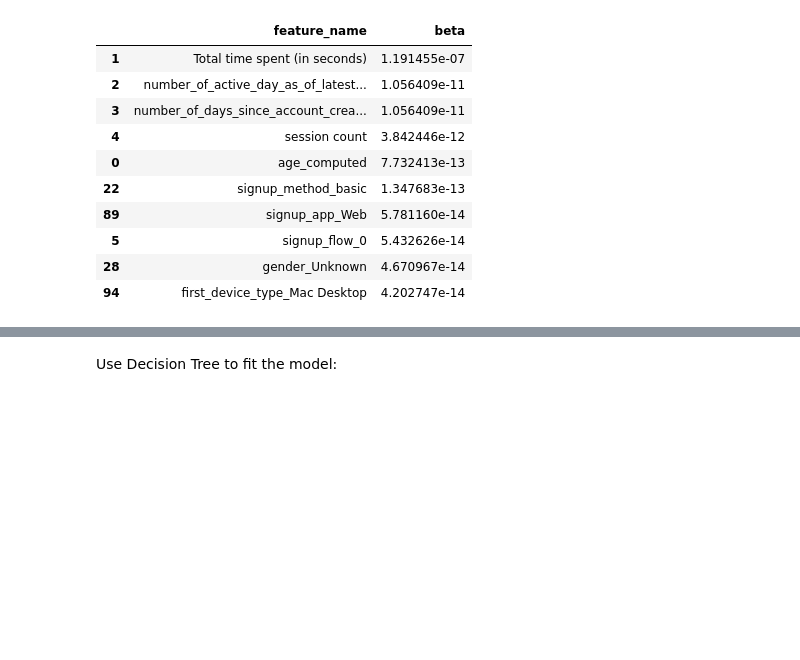
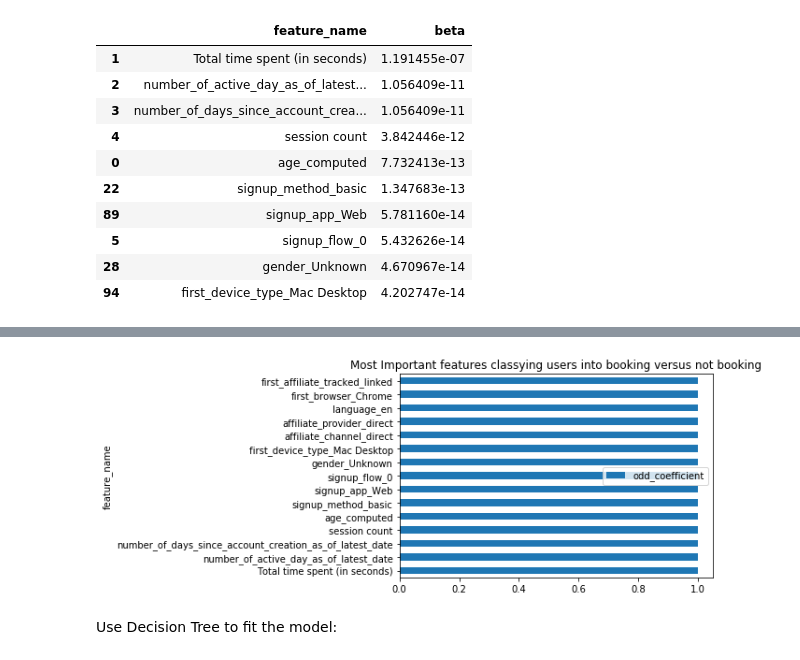
Before and after one commit to yukaabe/Springboard-datasciencebootcamp-repo, a Jupyter notebook: Airbnb modeling Script.ipynb, the cells around one changed output, grey strips where cells are left out. Drawn from its saved outputs; the diff is of its cells as text; code cells hidden in the pictures; blank space fills up the shorter version.

```diff
--- a/Airbnb modeling Script.ipynb
+++ b/Airbnb modeling Script.ipynb
@@ -170,3 +170,9 @@ logistic_regression_coefficient_df.sort_values(by='beta', ascending=False).head(
 | 5 | signup_flow_0 | 5.432626e-14 |
 | 28 | gender_Unknown | 4.670967e-14 |
 | 94 | first_device_type_Mac Desktop | 4.202747e-14 |
+# %%
+logistic_regression_coefficient_df['odd_coefficient']=np.exp(logistic_regression_coefficient_df['beta'])
+# %%
+logistic_regression_coefficient_df.sort_values(by='odd_coefficient', ascending=False, inplace=True)
+# %%
+logistic_regression_coefficient_df.set_index('feature_name', inplace=True)
@@ -173,3 +193,7 @@ logistic_regression_coefficient_df.sort_values(by='beta', ascending=False).head(
+# %%
+f1=logistic_regression_coefficient_df[:15][['odd_coefficient']].plot(kind='barh', title="Most Important features classying users into booking versus not booking")
+# %% [output]
+[figure, added]
 # %% [markdown]
 Use Decision Tree to fit the model:
 # %%
```
Also changed, not shown: parts of 14 cells of this notebook.
